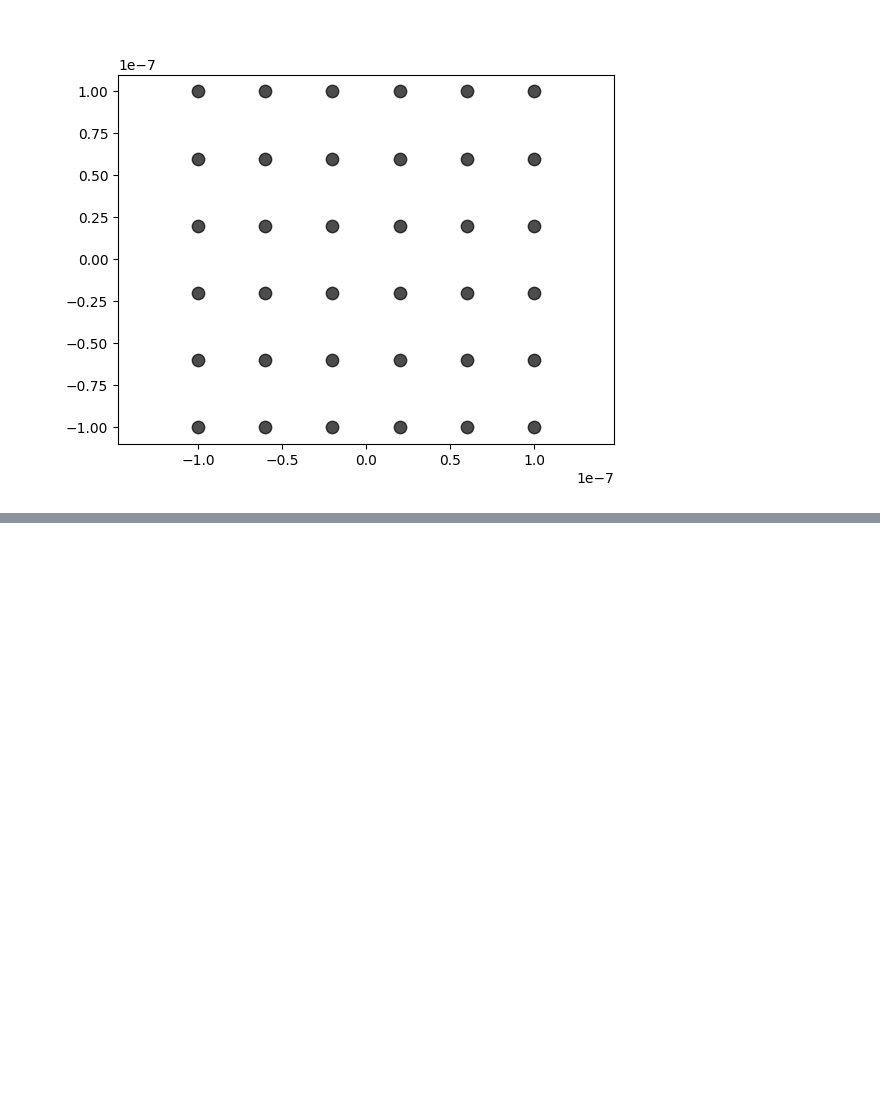
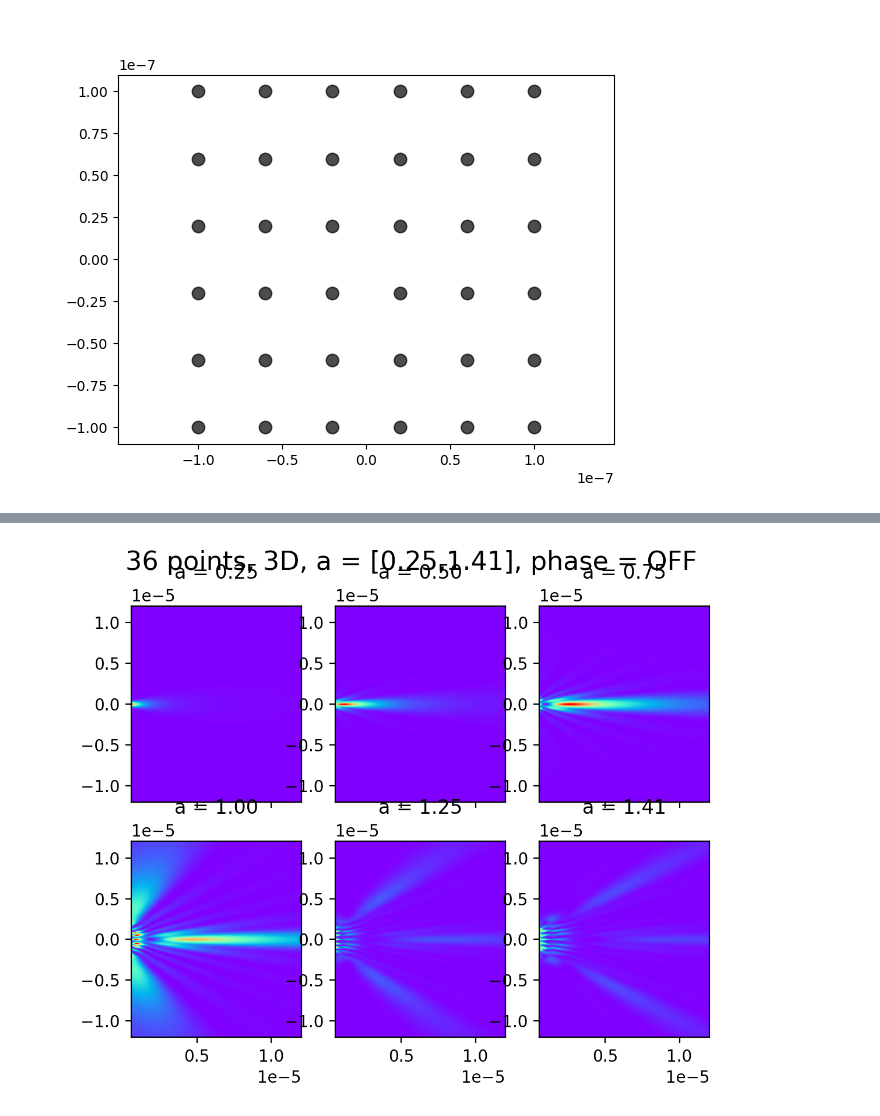
Before and after one commit to rcasalins/thesis_bachelor, a Jupyter notebook: Codigo/Tabla_36puntos.ipynb, the cells around one changed output, grey strips where cells are left out. Saved outputs shown, nothing was run; the diff lists cells and outputs as text; code cells hidden in the pictures; blank space fills up the shorter version.

```diff
--- a/Codigo/Tabla_36puntos.ipynb
+++ b/Codigo/Tabla_36puntos.ipynb
@@ -125,0 +207,35 @@ posición aproximada del foco:  1.0000000000000002e-06 ||| a maximo:  1.41421356
+# %%
+%%time
+xx,zzz = np.meshgrid(np.linspace(-30*w, 30*w, 500), np.linspace(1.5*w, 30*w, 500))
+
+fig, ax = plt.subplots(nrows=2, ncols=3, sharex=True, dpi=200)
+z1 = np.array(list(GeometricPotencial_3D_reducido(xx,0,zzz,points*2.5,w,0,r1,r2)), dtype=float)
+ax[0,0].pcolormesh(zzz, xx, z1, cmap='rainbow',  vmin = z1.min(), vmax = z1.max())
+ax[0,0].set_title("a = 0.25")
+
+z2 = np.array(list(GeometricPotencial_3D_reducido(xx,0,zzz,points*5,w,0,r1,r2)), dtype=float)
+ax[0,1].pcolormesh(zzz, xx, z2, cmap='rainbow',  vmin = z2.min(), vmax = z2.max())
+ax[0,1].set_title("a = 0.50")
+
+z3 = np.array(list(GeometricPotencial_3D_reducido(xx,0,zzz,points*7.5,w,0,r1,r2)), dtype=float)
+ax[0,2].pcolormesh(zzz, xx, z3, cmap='rainbow',  vmin = z3.min(), vmax = z3.max())
+ax[0,2].set_title("a = 0.75")
+
+z4 = np.array(list(GeometricPotencial_3D_reducido(xx,0,zzz,points*10,w,0,r1,r2)), dtype=float)
+ax[1,0].pcolormesh(zzz, xx, z4, cmap='rainbow',  vmin = z4.min(), vmax = z4.max())
+ax[1,0].set_title("a = 1.00")
+
+z5 = np.array(list(GeometricPotencial_3D_reducido(xx,0,zzz,points*12.5,w,0,r1,r2)), dtype=float)
+ax[1,1].pcolormesh(zzz, xx, z5, cmap='rainbow',  vmin = z5.min(), vmax = z5.max())
+ax[1,1].set_title("a = 1.25")
+
+z6 = np.array(list(GeometricPotencial_3D_reducido(xx,0,zzz,points*14.1,w,0,r1,r2)), dtype=float)
+ax[1,2].pcolormesh(zzz, xx, z6, cmap='rainbow',  vmin = z6.min(), vmax = z6.max())
+ax[1,2].set_title("a = 1.41")
+
+#fig.colorbar(c, ax = ax)
+fig.suptitle('36 points, 3D, a = [0.25,1.41], phase = OFF', fontsize=16)
+#plt.savefig("Confinamiento")
+plt.show()
+# %% [output]
+[figure, added]
```
Also changed, not shown: parts of 3 cells of this notebook.
